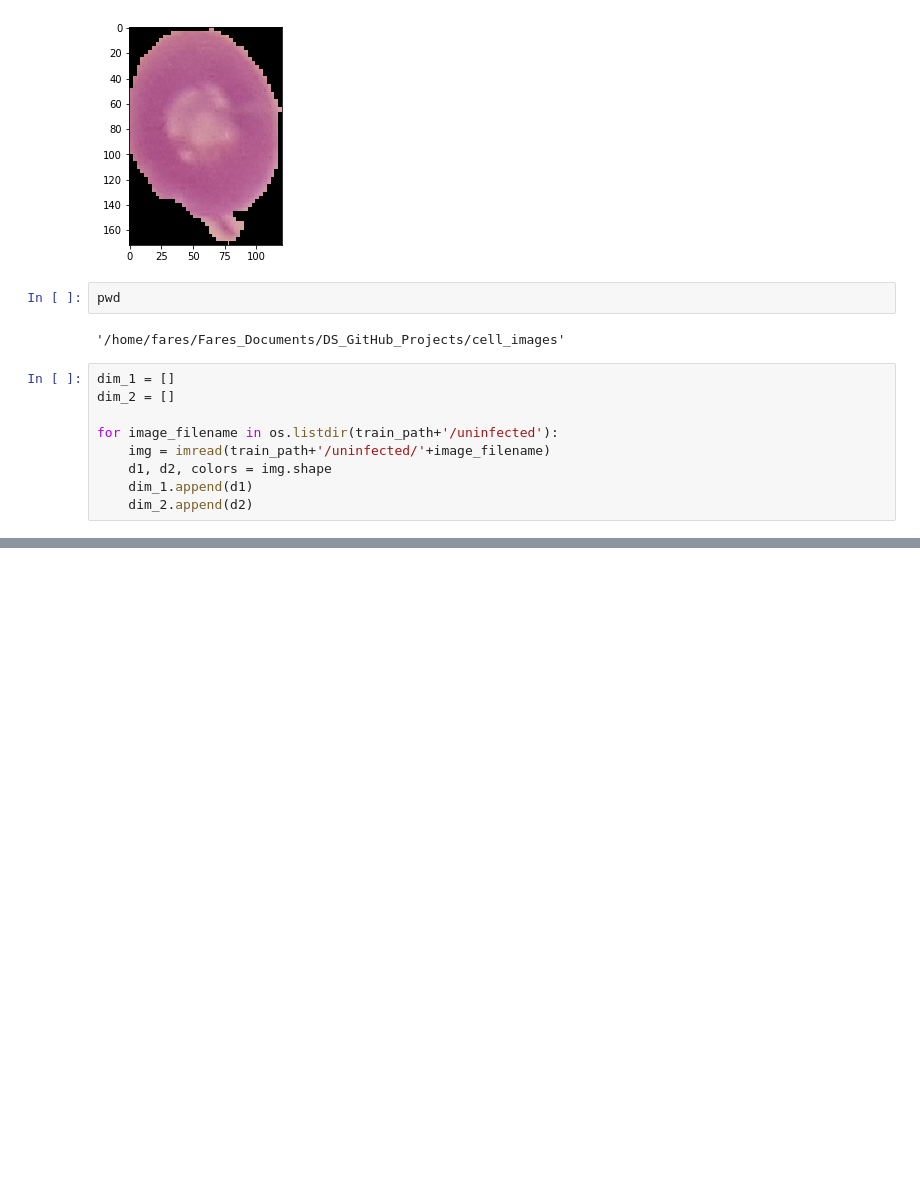
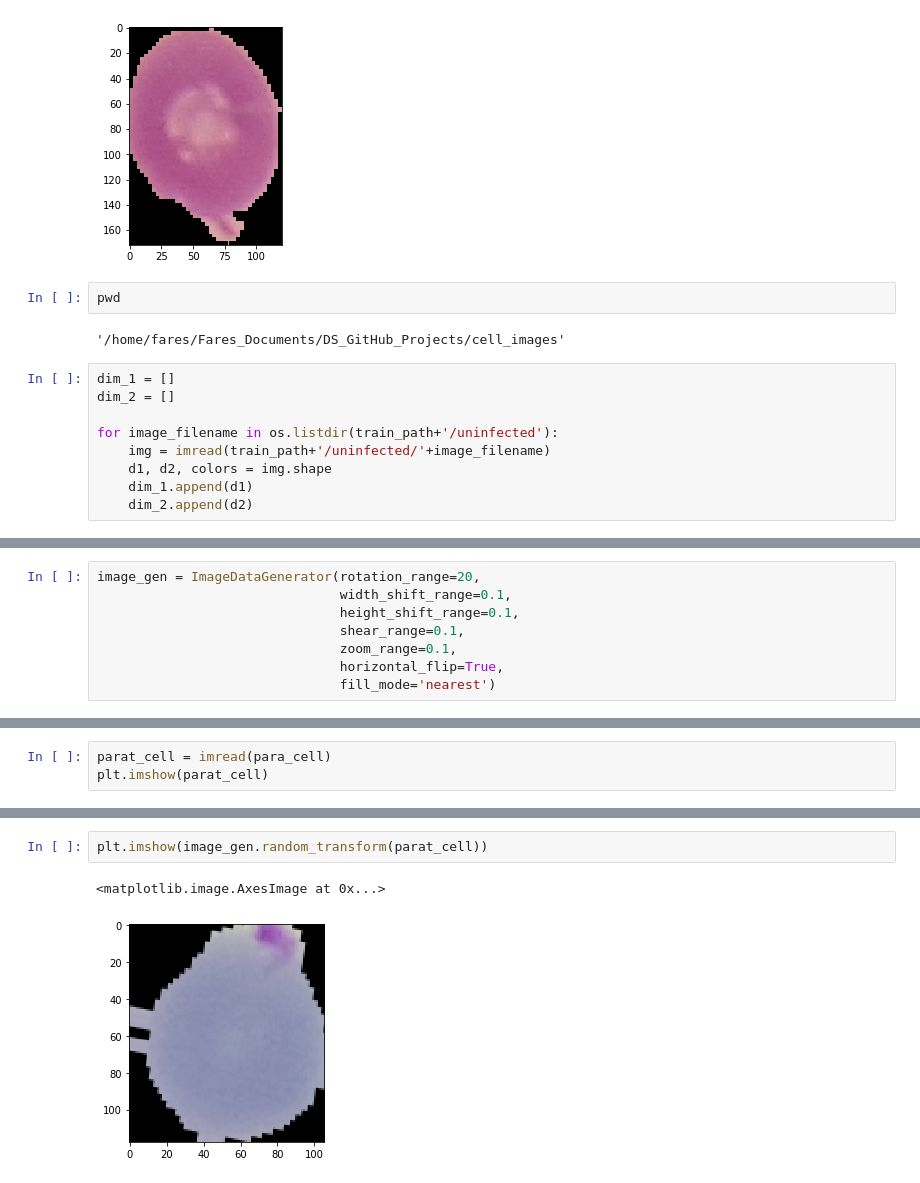
Before and after one commit to fares-ds/Malaria_Cell_Classification_Using_CNNs, a Jupyter notebook: Malaria_Blood_Cell_Image_Classification.ipynb, the cells around one changed output, grey strips where cells are left out. Cells and saved outputs as stored; diff of their text form; blank space fills up the shorter version.

```diff
--- a/Malaria_Blood_Cell_Image_Classification.ipynb
+++ b/Malaria_Blood_Cell_Image_Classification.ipynb
@@ -76,0 +85,8 @@ print(dim_2)
+# %%
+image_gen = ImageDataGenerator(rotation_range=20,
+                               width_shift_range=0.1,
+                               height_shift_range=0.1,
+                               shear_range=0.1,
+                               zoom_range=0.1,
+                               horizontal_flip=True,
+                               fill_mode='nearest')
@@ -76,0 +99,3 @@ print(dim_2)
+# %%
+parat_cell = imread(para_cell)
+plt.imshow(parat_cell)
@@ -76,0 +105,5 @@ print(dim_2)
+# %%
+plt.imshow(image_gen.random_transform(parat_cell))
+# %% [output]
+<matplotlib.image.AxesImage at 0x...>
+[figure, added]
```
Also changed, not shown: parts of 14 cells of this notebook.
